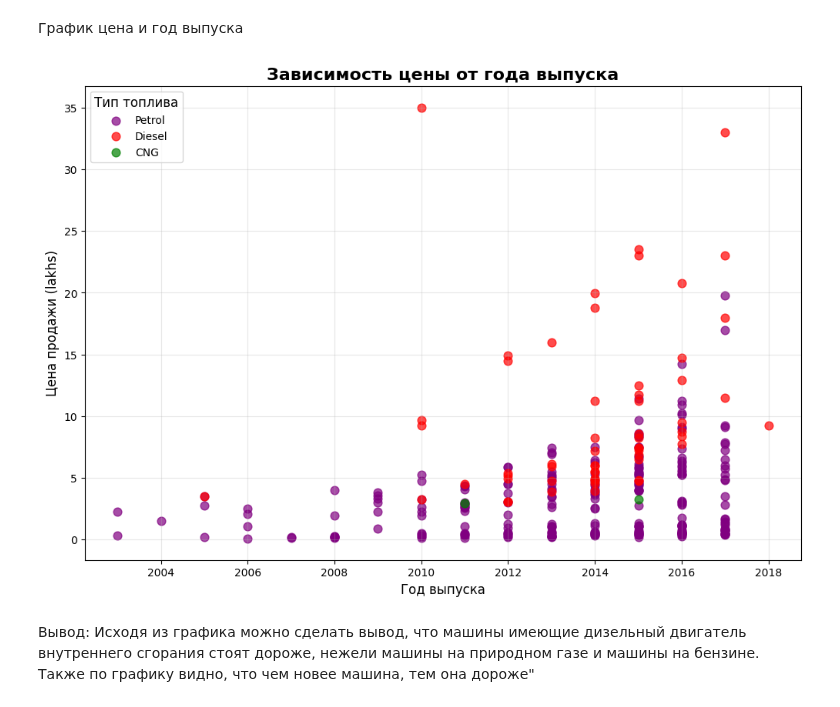
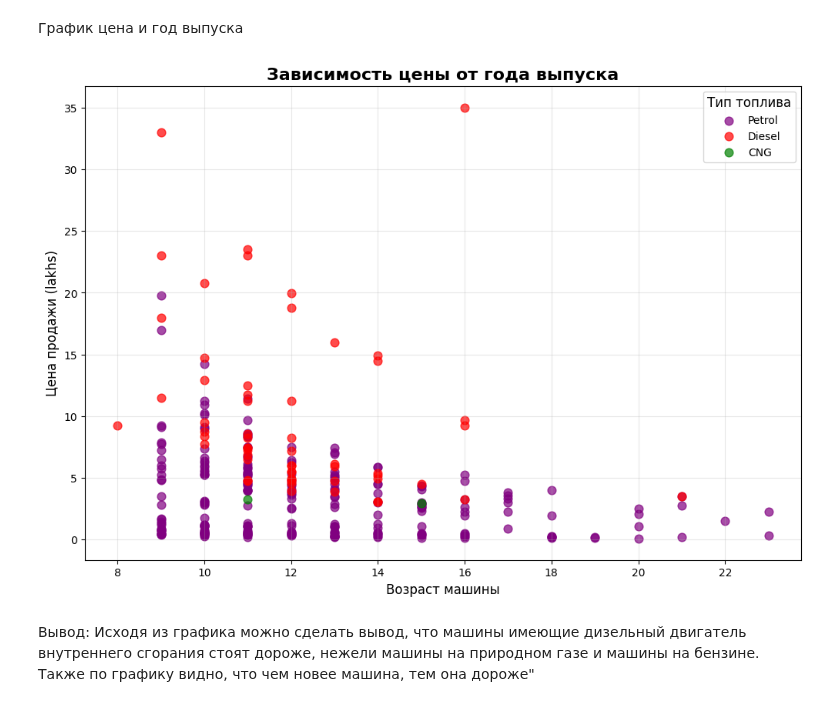
Before and after one commit to MarinaFeDv/mf_project, a Jupyter notebook: eda/eda.ipynb, the cells around one changed output. Cells and saved outputs as stored; diff of their text form; code cells hidden in the pictures.

```diff
--- a/eda/eda.ipynb
+++ b/eda/eda.ipynb
@@ -257,24 +257,24 @@ plt.show()
 # %%
 colors = {'Petrol': 'purple', 'Diesel': 'red', 'CNG': 'green'}
 
 plt.figure(figsize=(12, 8))
 
 for fuel_type in df['Fuel_Type'].unique():
     subset = df[df['Fuel_Type'] == fuel_type]
-    plt.scatter(subset['Year'], subset['Selling_Price'],
+    plt.scatter(subset['Car_Age'], subset['Selling_Price'],
                 label=fuel_type, alpha=0.7, s=60,
                 color=colors[fuel_type])
 
 plt.title('Зависимость цены от года выпуска', fontsize=16, fontweight='bold')
-plt.xlabel('Год выпуска', fontsize=12)
+plt.xlabel('Возраст машины', fontsize=12)
 plt.ylabel('Цена продажи (lakhs)', fontsize=12)
 plt.legend(title='Тип топлива', title_fontsize=12)
 plt.grid(True, alpha=0.3)
 
 plt.savefig('цена_и_год.png')
 plt.show()
 # %% [output]
-[figure, old version]
+[figure, new version]
 # %% [markdown]
 Вывод: Исходя из графика можно сделать вывод, что машины имеющие дизельный двигатель внутреннего сгорания стоят дороже, нежели машины на природном газе и машины на бензине. Также по графику видно, что чем новее машина, тем она дороже"
 # %% [markdown]
```
Also changed, not shown: parts of 7 cells of this notebook, 1 other file.
